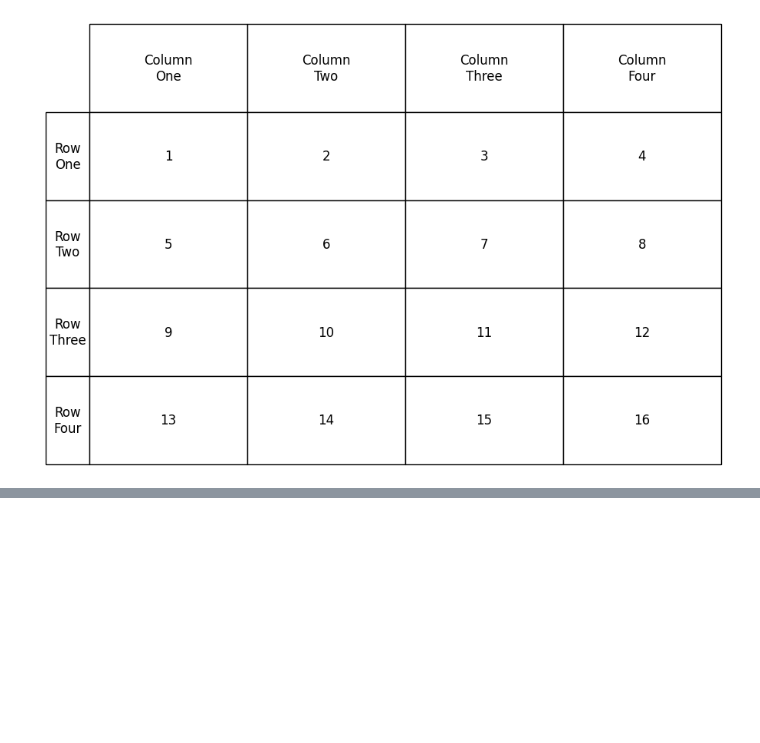
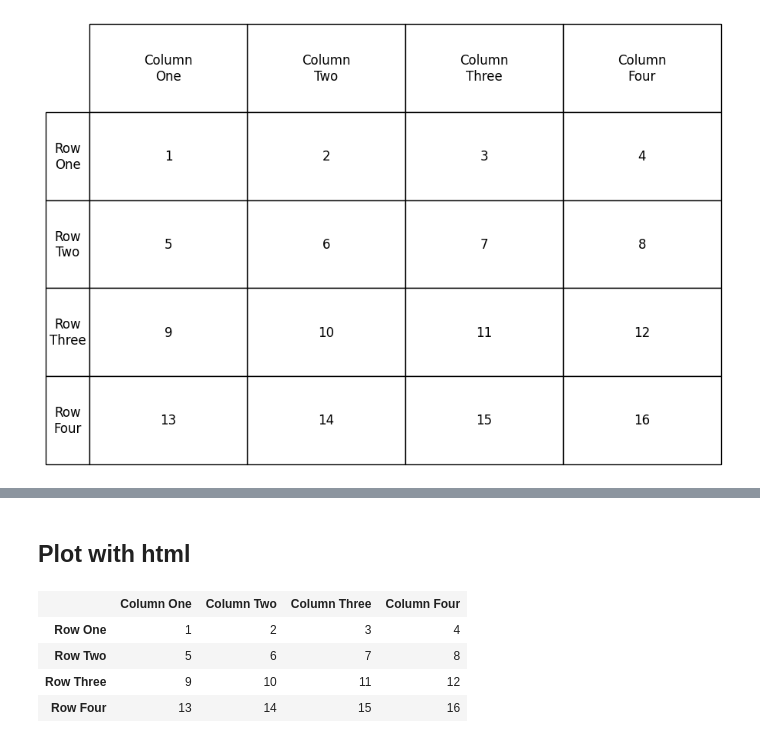
Before and after one commit to Hugloss/CookbookPyCode, a Jupyter notebook: generate/generate_table_data.ipynb, the cells around one changed output, grey strips where cells are left out. Saved outputs shown, nothing was run; the diff lists cells and outputs as text; code cells hidden in the pictures; blank space fills up the shorter version.

```diff
--- a/generate/generate_table_data.ipynb
+++ b/generate/generate_table_data.ipynb
@@ -72,0 +147,31 @@ plt.show()
+# %% [markdown]
+## Plot with html
+# %%
+# HTML table style
+html = "<style>td, th { text-align: center; padding: 8px; }</style>"
+html += '<table border="1" style="border-collapse: collapse;">'
+
+# Header row
+html += '<tr><th style="background-color: #f4cccc;"></th>'  # empty top-left
+for col in df.columns:
+    html += f'<th style="background-color: #d9ead3;">{col}</th>'
+html += '</tr>'
+
+# Data rows
+for idx, row in df.iterrows():
+    html += f'<tr><th style="background-color: #f4cccc;">{idx}</th>'
+    for i, val in enumerate(row):
+        width = "200px" if i == 0 else "100px"  # double width for first column
+        html += f'<td style="width: {width};">{val}</td>'
+    html += '</tr>'
+
+html += '</table>'
+
+# Display in notebook
+display(HTML(html))
+# %% [output]
+|  | Column One | Column Two | Column Three | Column Four |
+| Row One | 1 | 2 | 3 | 4 |
+| Row Two | 5 | 6 | 7 | 8 |
+| Row Three | 9 | 10 | 11 | 12 |
+| Row Four | 13 | 14 | 15 | 16 |
```
Also changed, not shown: parts of 7 cells of this notebook.
